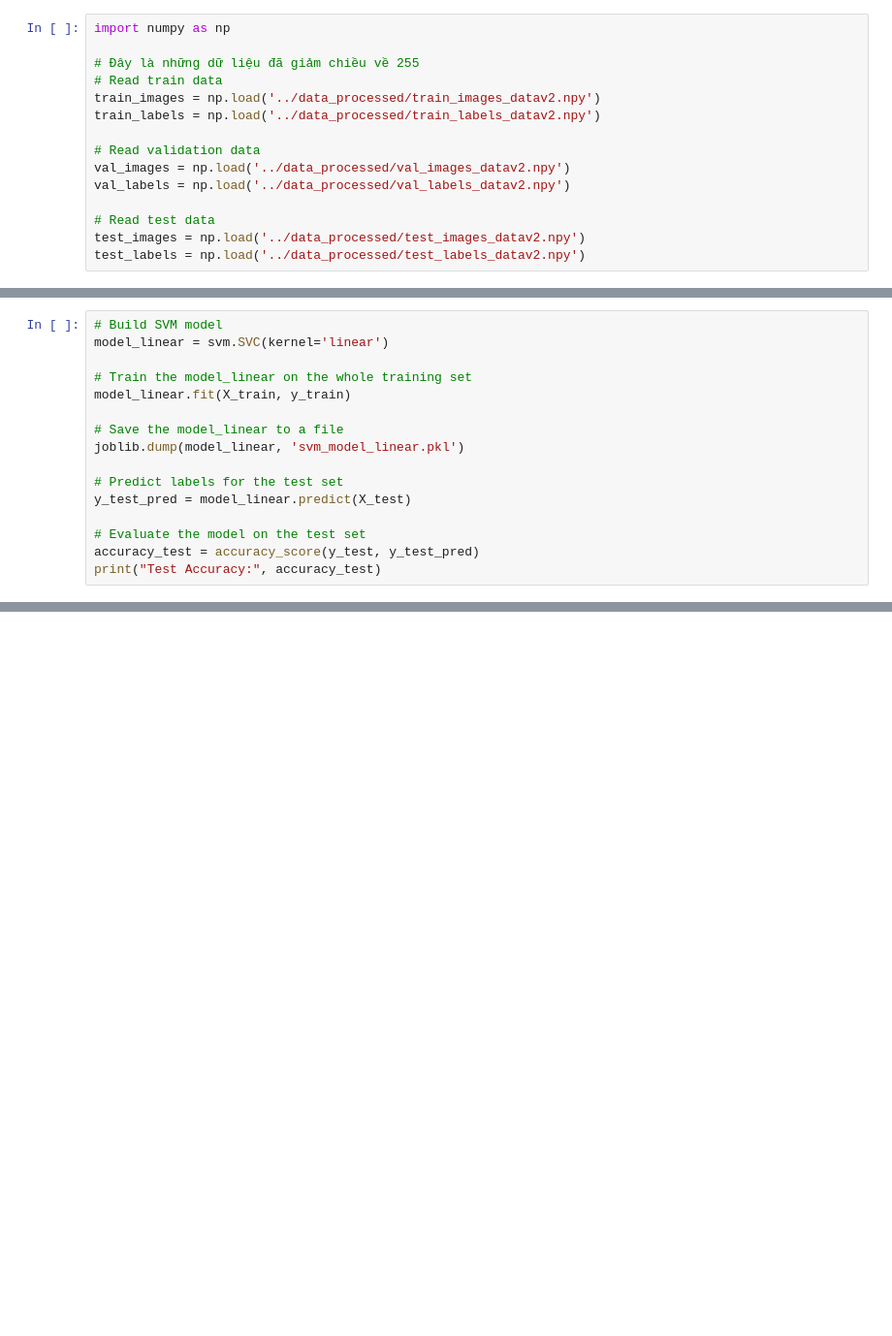
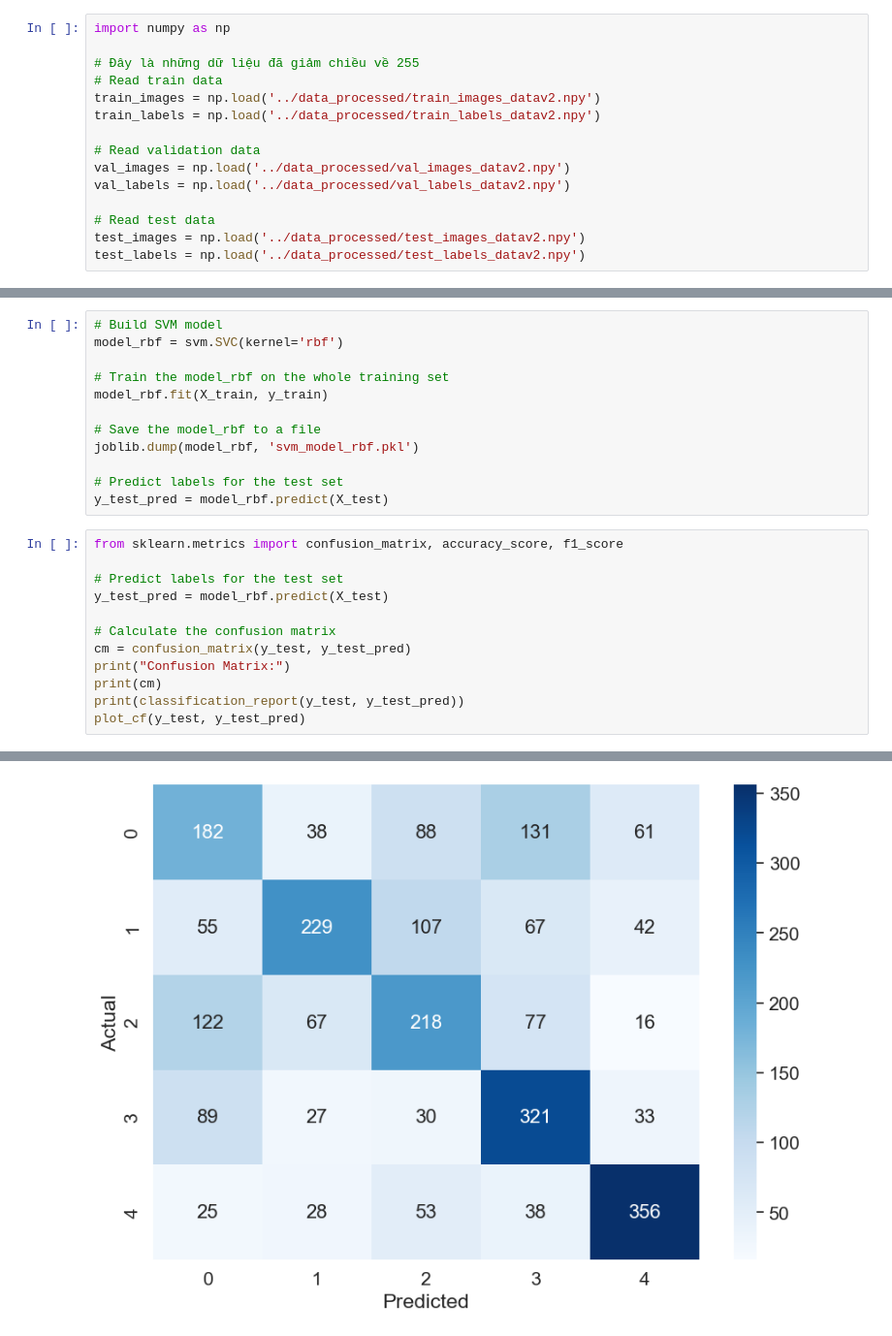
Before and after one commit to Harito97/AnimalClassifier, a Jupyter notebook: svm/svm.ipynb, the cells around one changed output, grey strips where cells are left out. Shown: that part at 97% size. Saved outputs shown, nothing was run; the diff lists cells and outputs as text; blank space fills up the shorter version.

```diff
--- a/svm/svm.ipynb
+++ b/svm/svm.ipynb
@@ -38,16 +91,25 @@ Note: you may need to restart the kernel to use updated packages.
 # %%
 # Build SVM model
-model_linear = svm.SVC(kernel='linear')
+model_rbf = svm.SVC(kernel='rbf')
 
-# Train the model_linear on the whole training set
-model_linear.fit(X_train, y_train)
+# Train the model_rbf on the whole training set
+model_rbf.fit(X_train, y_train)
 
-# Save the model_linear to a file
-joblib.dump(model_linear, 'svm_model_linear.pkl')
+# Save the model_rbf to a file
+joblib.dump(model_rbf, 'svm_model_rbf.pkl')
 
 # Predict labels for the test set
-y_test_pred = model_linear.predict(X_test)
-
-# Evaluate the model on the test set
-accuracy_test = accuracy_score(y_test, y_test_pred)
-print("Test Accuracy:", accuracy_test)
+y_test_pred = model_rbf.predict(X_test)
+# %%
+from sklearn.metrics import confusion_matrix, accuracy_score, f1_score
+
+# Predict labels for the test set
+y_test_pred = model_rbf.predict(X_test)
+
+# Calculate the confusion matrix
+cm = confusion_matrix(y_test, y_test_pred)
+print("Confusion Matrix:")
+print(cm)
+print(classification_report(y_test, y_test_pred))
+plot_cf(y_test, y_test_pred)
+# %% [output]
@@ -54,3 +133,4 @@ print("Test Accuracy:", accuracy_test)
+[figure, added]
 # %%
 # Build SVM model
 model_poly = svm.SVC(kernel='poly')
```
Also changed, not shown: parts of 15 cells of this notebook, 17 other files.
